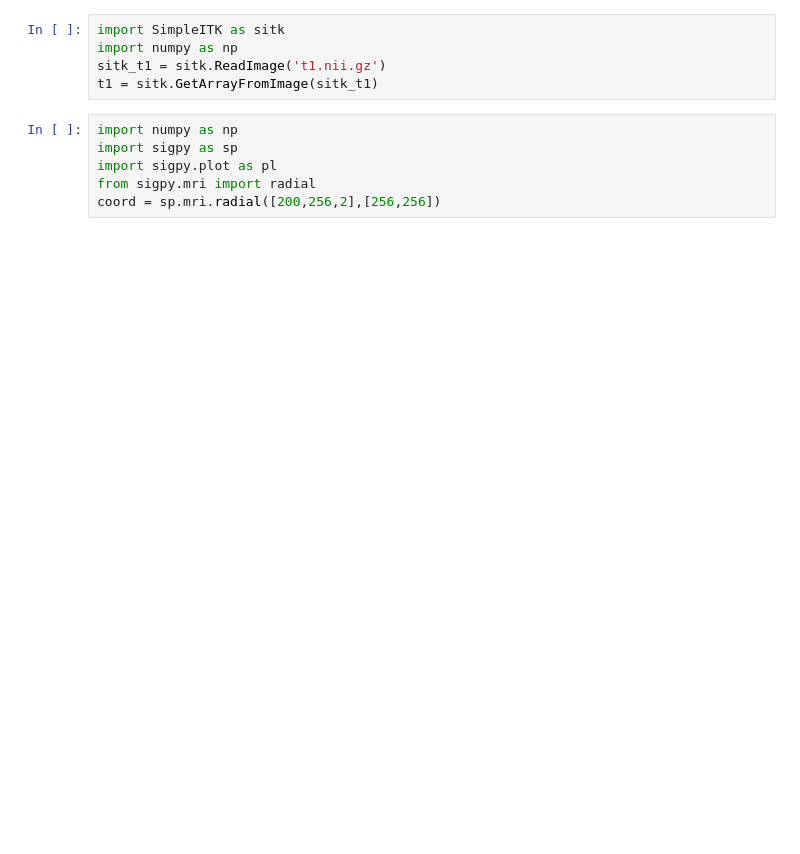
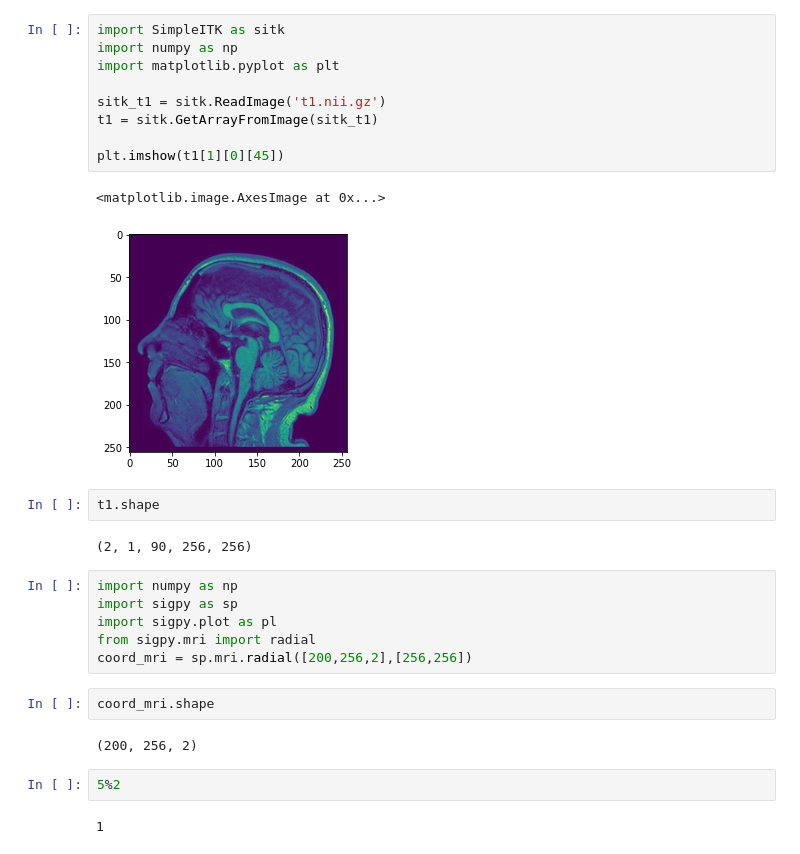
Before and after one commit to xinyiwan/Image-Reconstruction, a Jupyter notebook: test.ipynb, the cells around one changed output. Drawn from its saved outputs; the diff is of its cells as text; blank space fills up the shorter version.

```diff
--- a/test.ipynb
+++ b/test.ipynb
@@ -1,11 +1,30 @@
 # %%
 import SimpleITK as sitk
 import numpy as np
+import matplotlib.pyplot as plt
+
 sitk_t1 = sitk.ReadImage('t1.nii.gz')
 t1 = sitk.GetArrayFromImage(sitk_t1)
+
+plt.imshow(t1[1][0][45])
+# %% [output]
+<matplotlib.image.AxesImage at 0x...>
+[figure, added]
+# %%
+t1.shape
+# %% [output]
+(2, 1, 90, 256, 256)
 # %%
 import numpy as np
 import sigpy as sp
 import sigpy.plot as pl
 from sigpy.mri import radial
-coord = sp.mri.radial([200,256,2],[256,256])
+coord_mri = sp.mri.radial([200,256,2],[256,256])
+# %%
+coord_mri.shape
+# %% [output]
+(200, 256, 2)
+# %%
+5%2
+# %% [output]
+1
```
Also changed, not shown: parts of 16 cells of this notebook.
